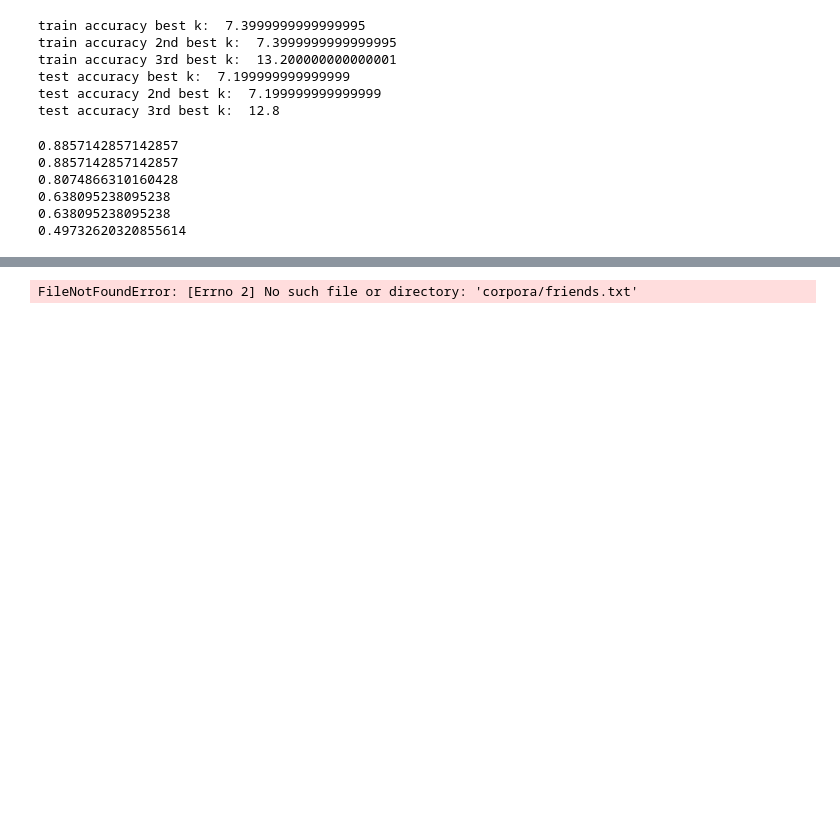
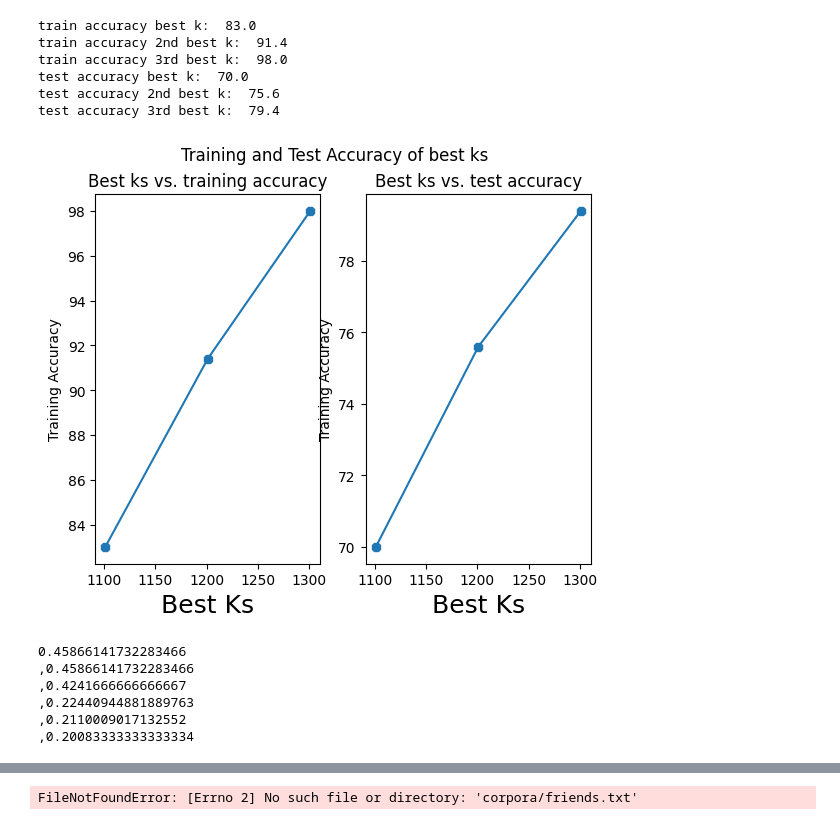
Before and after one commit to Ally511/GPT, a Jupyter notebook: BPE_Milestone.ipynb, the cells around one changed output, grey strips where cells are left out. Cells and saved outputs as stored; diff of their text form; code cells hidden in the pictures; blank space fills up the shorter version.

```diff
--- a/BPE_Milestone.ipynb
+++ b/BPE_Milestone.ipynb
@@ -50,9 +185,12 @@ Perplexity: 525.73
 dict_train = get_words(text_train)
 dict_test = get_words(text_test)
 
-best_k = int(k_merges_n_gram[1])
-second_best_k = int(k_merges_n_gram[7])
-third_best_k = int(k_merges_n_gram[13])
+with open("k_merges_n_gram.txt", "r") as f:
+	k_merges_n_gram_lines = f.read().splitlines()
+
+best_k = int(k_merges_n_gram_lines[1])
+second_best_k = int(k_merges_n_gram_lines[7])
+third_best_k = int(k_merges_n_gram_lines[13])
 
 
 #builds the byte pair vocabulary and the sorted token frequency
@@ -77,28 +215,52 @@ print("test accuracy best k: ", test_accuracy_best_k)
 print("test accuracy 2nd best k: ", test_accuracy_2nd_best_k)
 print("test accuracy 3rd best k: ", test_accuracy_3rd_best_k)
 # %% [output]
-train accuracy best k:  7.3999999999999995
-train accuracy 2nd best k:  7.3999999999999995
-train accuracy 3rd best k:  13.200000000000001
-test accuracy best k:  7.199999999999999
-test accuracy 2nd best k:  7.199999999999999
-test accuracy 3rd best k:  12.8
+train accuracy best k:  83.0
+train accuracy 2nd best k:  91.4
+train accuracy 3rd best k:  98.0
+test accuracy best k:  70.0
+test accuracy 2nd best k:  75.6
+test accuracy 3rd best k:  79.4
+# %%
+fig, (ax1, ax2) = plt.subplots(1, 2)
+fig.suptitle('Training and Test Accuracy of best ks')
+
+x1 = [third_best_k, second_best_k, best_k]
+y1 = [train_accuracy_3rd_best_k,train_accuracy_2nd_best_k,train_accuracy_best_k]
+
+ax1.plot(x1, y1, marker = '8')
+ax1.set_title('Best ks vs. training accuracy')
+ax1.set_xlabel('Best Ks', fontsize = 18)
+ax1.set_ylabel('Training Accuracy', fontsize = 10)
+
+x2 = [third_best_k, second_best_k, best_k]
+y2 = [test_accuracy_3rd_best_k,test_accuracy_2nd_best_k,test_accuracy_best_k]
+ax2.plot(x2, y2, marker = '8')
+ax2.set_title('Best ks vs. test accuracy')
+ax2.set_xlabel('Best Ks', fontsize = 18)
+ax2.set_ylabel('Training Accuracy', fontsize = 10)
+
+fig.show()
+fig.savefig('best_ks_vs_training_and_test_accuracy.png')
+# %% [output]
+[figure, added]
 # %%
 """compare our BPE split to split of another system (in this case gpt 3.5)"""
-#with open (file_path, 'r') as f:
-#  text = f.read()
+
 model_name="gpt-3.5-turbo"
-tokens_train = compare_to_gpt_encoding(text_train, vocab_train_best_k, model_name)
-tokens_train = compare_to_gpt_encoding(text_train, vocab_train_2nd_best_k, model_name)
-tokens_train = compare_to_gpt_encoding(text_train, vocab_train_3rd_best_k, model_name)
+tokens_train1 = compare_to_gpt_encoding(text_train, vocab_train_best_k, model_name)
+tokens_train2 = compare_to_gpt_encoding(text_train, vocab_train_2nd_best_k, model_name)
+tokens_train3 = compare_to_gpt_encoding(text_train, vocab_train_3rd_best_k, model_name)
 
-tokens_test = compare_to_gpt_encoding(text_test, vocab_train_best_k, model_name)
-tokens_test = compare_to_gpt_encoding(text_test, vocab_train_2nd_best_k, model_name)
-tokens_test = compare_to_gpt_encoding(text_test, vocab_train_3rd_best_k, model_name)
+tokens_test1 = compare_to_gpt_encoding(text_test, vocab_train_best_k, model_name)
+tokens_test2 = compare_to_gpt_encoding(text_test, vocab_train_2nd_best_k, model_name)
+tokens_test3 = compare_to_gpt_encoding(text_test, vocab_train_3rd_best_k, model_name)
+
+print(f"{tokens_train1}\n,{tokens_train1}\n,{tokens_train3}\n,{tokens_test1}\n,{tokens_test2}\n,{tokens_test3}")
 # %% [output]
-0.8857142857142857
-0.8857142857142857
-0.8074866310160428
-0.638095238095238
-0.638095238095238
-0.49732620320855614
+0.45866141732283466
+,0.45866141732283466
+,0.4241666666666667
+,0.22440944881889763
+,0.2110009017132552
+,0.20083333333333334
```
Also changed, not shown: parts of 10 cells of this notebook, 21 other files.
